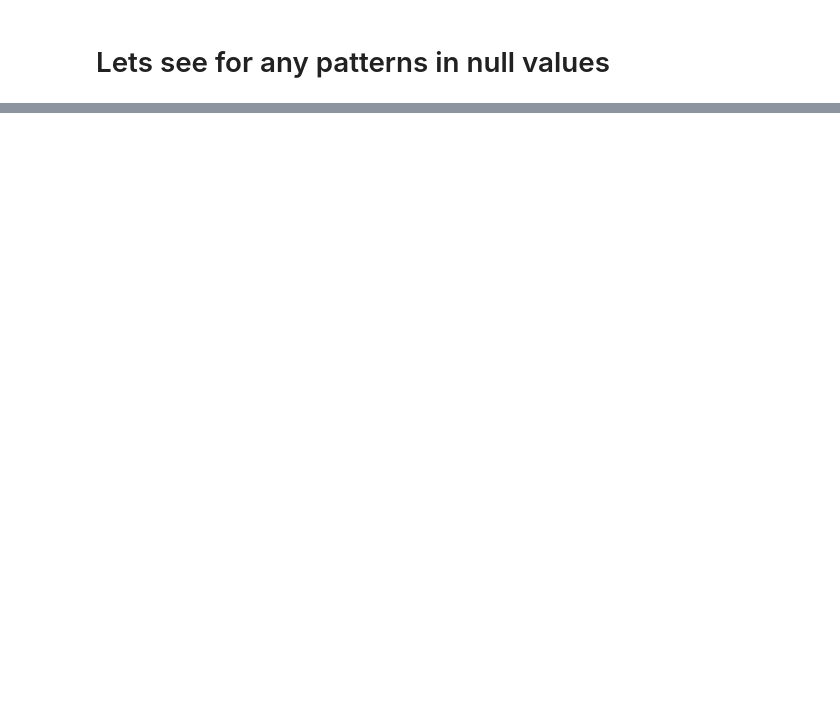
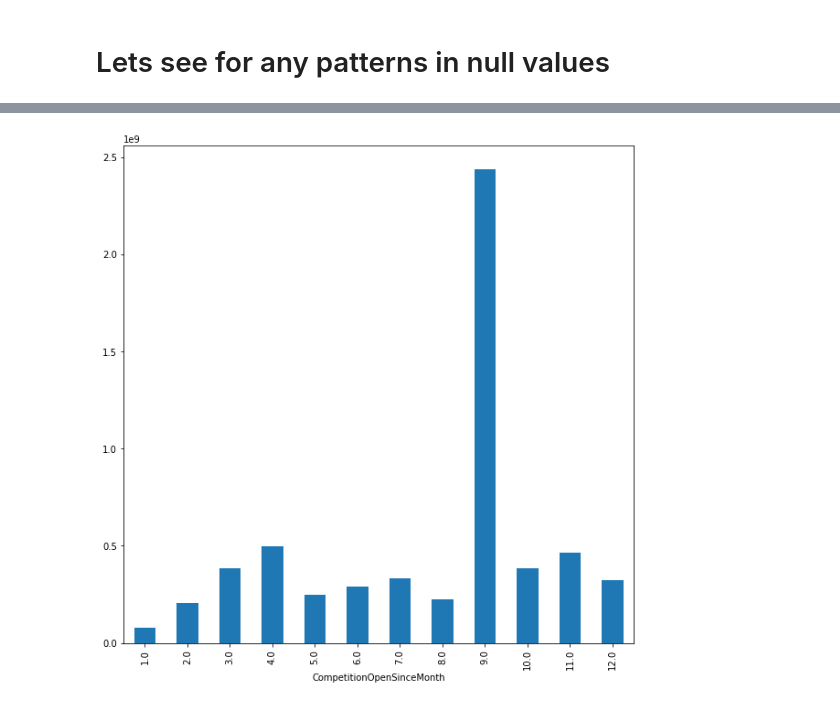
Before and after one commit to rohan-dot/Rossmann-Sales-, a Jupyter notebook: Rohan_Datta_Purkayastha_Team_4_Capstone_Project.ipynb, the cells around one changed output, grey strips where cells are left out. Drawn from its saved outputs; the diff is of its cells as text; code cells hidden in the pictures; blank space fills up the shorter version.

```diff
--- a/Rohan_Datta_Purkayastha_Team_4_Capstone_Project.ipynb
+++ b/Rohan_Datta_Purkayastha_Team_4_Capstone_Project.ipynb
@@ -163,0 +317,28 @@ array([2008., 2007., 2006., 2009., 2015., 2013., 2014., 2000., 2011.,
+# %%
+def fast_mode(df, key_cols, value_col):
+    """
+    Calculate a column mode, by group, ignoring null values.
+
+    Parameters
+    ----------
+    df : pandas.DataFrame
+        DataFrame over which to calcualate the mode.
+    key_cols : list of str
+        Columns to groupby for calculation of mode.
+    value_col : str
+        Column for which to calculate the mode.
+
+    Return
+    ------
+    pandas.DataFrame
+        One row for the mode of value_col per key_cols group. If ties,
+        returns the one which is sorted first.
+    """
+    return (df.groupby(key_cols + [value_col]).size()
+              .to_frame('counts').reset_index()
+              .sort_values('counts', ascending=False)
+              .drop_duplicates(subset=key_cols)).drop(columns='counts')
+# %%
+dataset.loc[dataset.CompetitionOpenSinceMonth.isnull(), 'CompetitionOpenSinceMonth'] = dataset.StoreType.map(fast_mode(dataset, ['StoreType'], 'CompetitionOpenSinceMonth').set_index('StoreType').CompetitionOpenSinceMonth)
+# %%
+dataset.loc[dataset.CompetitionOpenSinceYear.isnull(), 'CompetitionOpenSinceYear'] = dataset.StoreType.map(fast_mode(dataset, ['StoreType'], 'CompetitionOpenSinceYear').set_index('StoreType').CompetitionOpenSinceYear)
@@ -163,0 +412,2 @@ array([2008., 2007., 2006., 2009., 2015., 2013., 2014., 2000., 2011.,
+# %%
+dataset['StateHoliday']= dataset['StateHoliday'].replace(0,'0')
@@ -163,0 +513,7 @@ array([2008., 2007., 2006., 2009., 2015., 2013., 2014., 2000., 2011.,
+# %%
+plt.figure(figsize=(10,10))
+ax = dataset.groupby('CompetitionOpenSinceMonth')['Sales'].sum()
+ax.plot(kind = 'bar')
+ax.set_xlabel = "k"
+# %% [output]
+[figure, added]
```
Also changed, not shown: parts of 49 cells of this notebook.
